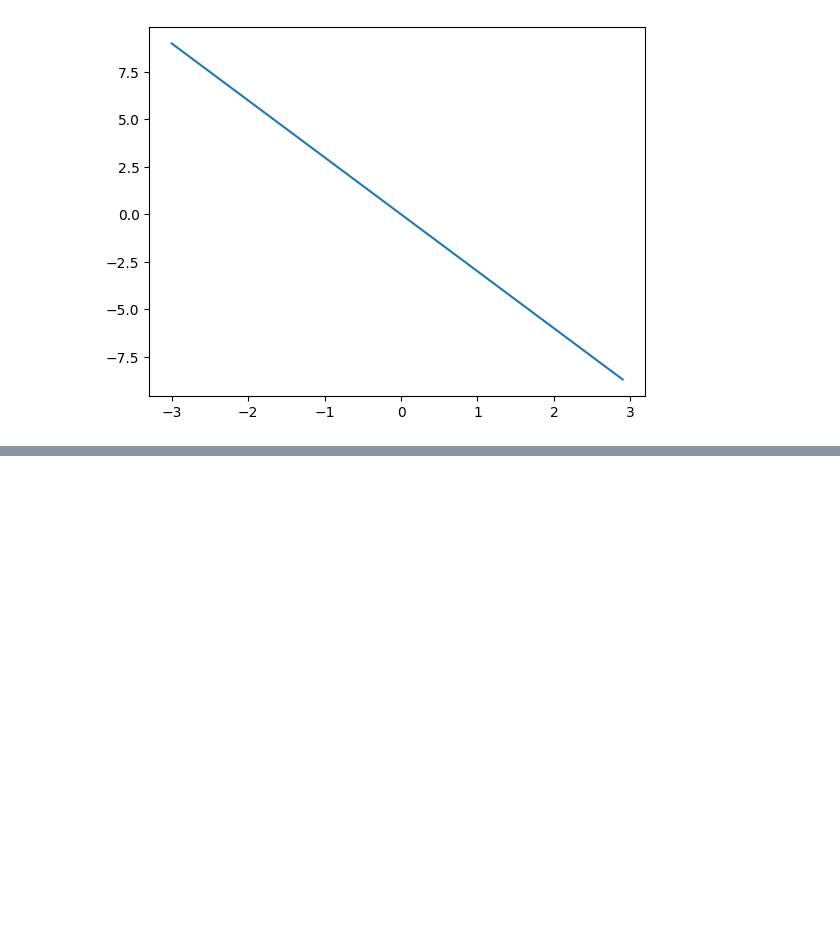
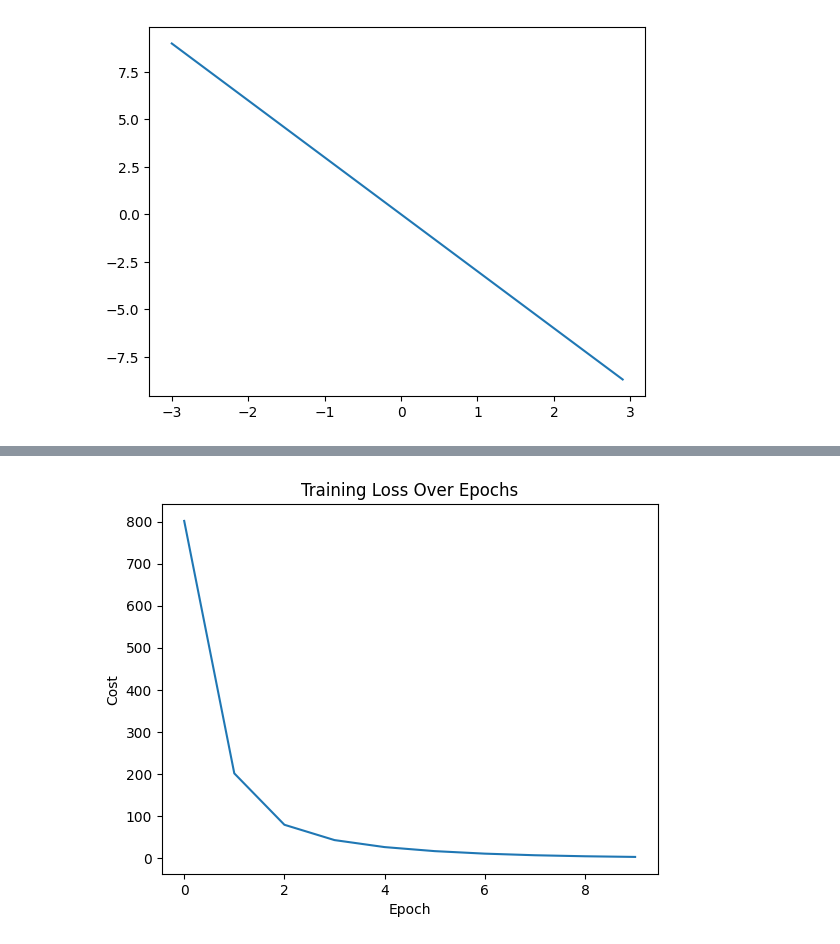
Before and after one commit to Russo-Federico/DeepLearningFundamentals, a Jupyter notebook: IBM-PyTorch-Basics/0-PyTorchBasics.ipynb, the cells around one changed output, grey strips where cells are left out. Saved outputs shown, nothing was run; the diff lists cells and outputs as text; code cells hidden in the pictures; blank space fills up the shorter version.

```diff
--- a/IBM-PyTorch-Basics/0-PyTorchBasics.ipynb
+++ b/IBM-PyTorch-Basics/0-PyTorchBasics.ipynb
@@ -491,0 +499,36 @@ plt.show()
+# %%
+def forward(x):
+  return w*x + b
+
+# define loss function as mse
+def criterion(yhat, y):
+  return torch.mean((yhat-2)**2)
+
+w = torch.tensor(-15., requires_grad=True)
+b = torch.tensor(-10., requires_grad=True)
+X = torch.arange(-3,3,0.1).view(-1,1)
+f = 1*x-1
+Y = f+0.1*torch.randn(X.size())
+
+lr=0.1
+
+cost=[]
+
+for epoch in range(10):
+  Yhat = forward(X)
+  loss = criterion(Yhat, Y)
+
+  # calc dericative
+  loss.backward()
+
+  # update the weights
+  w.data = w.data - lr*w.grad.data
+  w.grad.data.zero_()
+
+  # update the biases
+  b.data = b.data - lr*b.grad.data
+  b.grad.data.zero_()
+
+  print(f"epoch: {epoch}, loss: {loss.item()}")
+
+  cost.append(loss.item())
@@ -491,0 +546,9 @@ plt.show()
+# %%
+# graph, avarage loss per epoch
+plt.plot(range(len(cost)), cost)
+plt.xlabel('Epoch')
+plt.ylabel('Cost')
+plt.title('Training Loss Over Epochs')
+plt.show()
+# %% [output]
+[figure, added]
```
Also changed, not shown: parts of 6 cells of this notebook.
